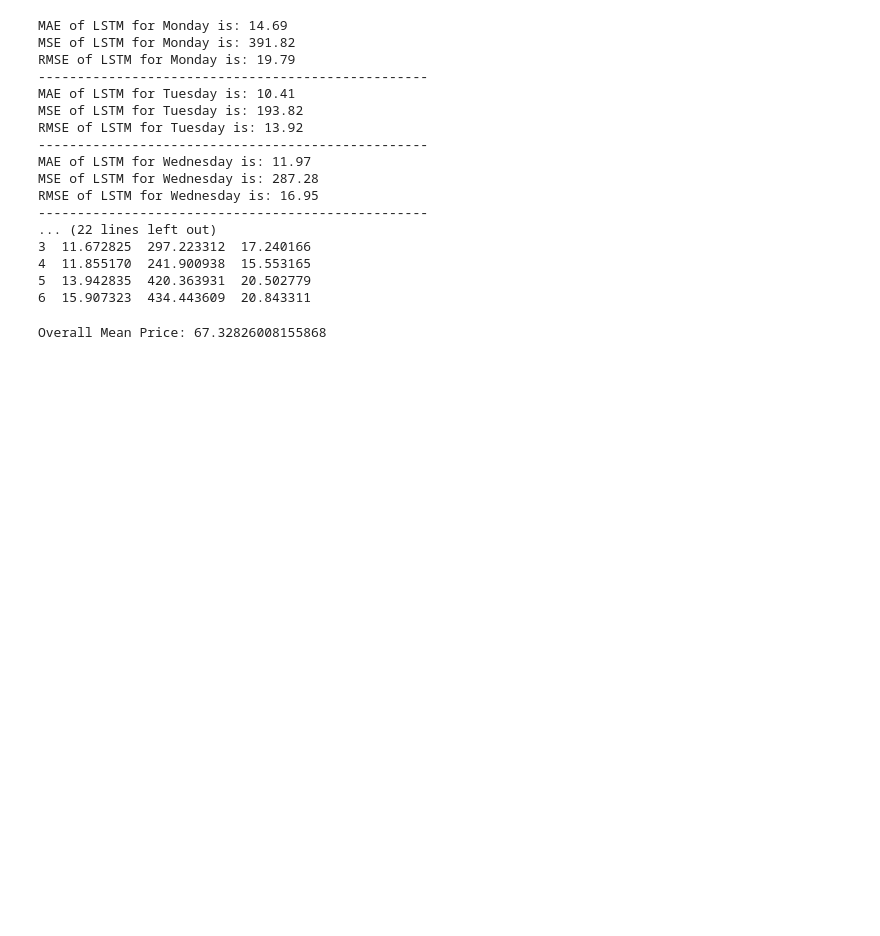
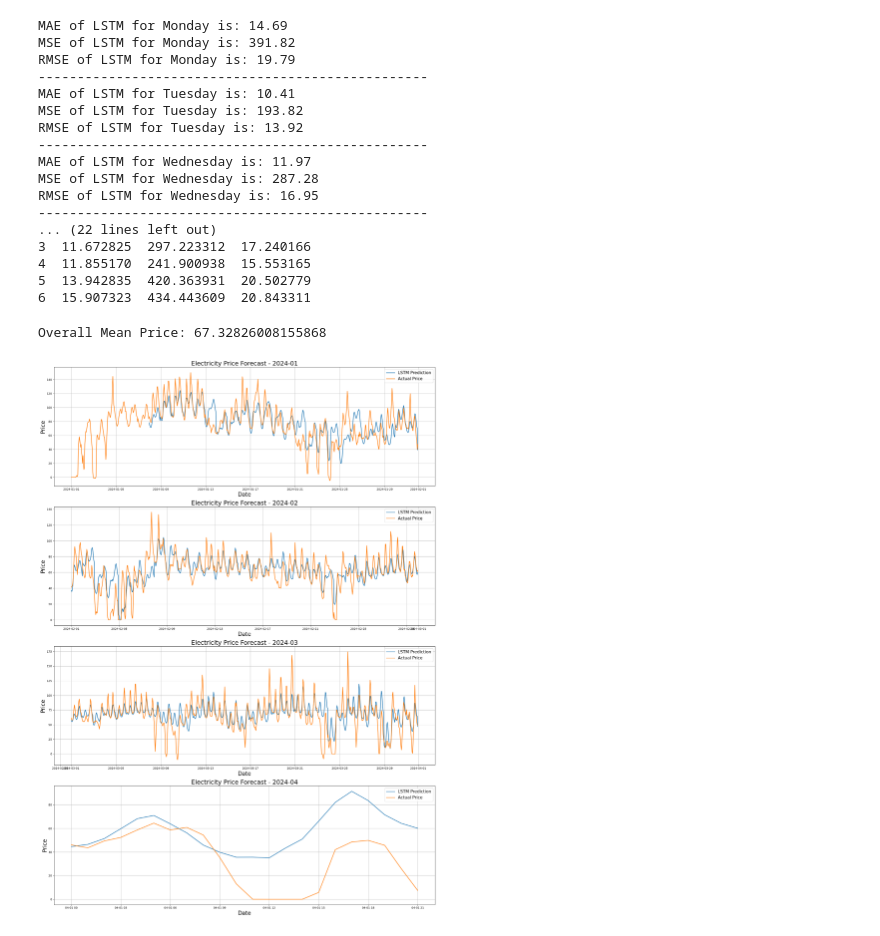
Before and after one commit to SaiShadow/Day-Ahead-EPF, a Jupyter notebook: LSTM_Week_historical.ipynb, the cells around one changed output. Drawn from its saved outputs; the diff is of its cells as text; code cells hidden in the pictures; blank space fills up the shorter version.

Commit message:
additional graphs

```diff
--- a/LSTM_Week_historical.ipynb
+++ b/LSTM_Week_historical.ipynb
@@ -222,3 +222,44 @@ overall_mean = test_df['y'].mean()
 print(f"Overall Mean Price: {overall_mean}")
 # %% [output]
 Overall Mean Price: 67.32826008155868
+# %%
+import matplotlib.pyplot as plt
+import pandas as pd
+
+# Ensure 'ds' is in datetime format
+forecast_df['ds'] = pd.to_datetime(forecast_df['ds'])
+test_df['ds'] = pd.to_datetime(test_df['ds'])
+
+# Create a new figure with multiple subplots, one for each month
+unique_months = forecast_df['ds'].dt.to_period('M').unique()
+
+# Set up the figure and axes for plotting
+fig, axes = plt.subplots(len(unique_months), 1, figsize=(20, 7 * len(unique_months)))
+
+if len(unique_months) == 1:
+    axes = [axes]  # Ensure axes is iterable even if there's only one subplot
+
+for i, month in enumerate(unique_months):
+    # Create the data subset for the current month
+    month_str = str(month)
+    forecast_month = forecast_df[forecast_df['ds'].dt.to_period('M') == month]
+    test_month = test_df[test_df['ds'].dt.to_period('M') == month]
+
+    # Plot predictions for the current month
+    axes[i].plot(forecast_month['ds'], forecast_month['y_pred'], linewidth=2, label=f'{model_name} Prediction')
+
+    # Plot actual test values for comparison in the current month
+    axes[i].plot(test_month['ds'], test_month['y'], linewidth=2, label='Actual Price')
+
+    # Formatting the plot for the current month
+    axes[i].set_title(f'Electricity Price Forecast - {month_str}', fontsize=22)
+    axes[i].set_ylabel('Price', fontsize=20)
+    axes[i].set_xlabel('Date', fontsize=20)
+    axes[i].legend(prop={'size': 15})
+    axes[i].grid()
+
+# Show the plot
+plt.tight_layout()
+plt.show()
+# %% [output]
+[figure, added]
```
Also changed, not shown: parts of 1 cell of this notebook, 1 other file.
